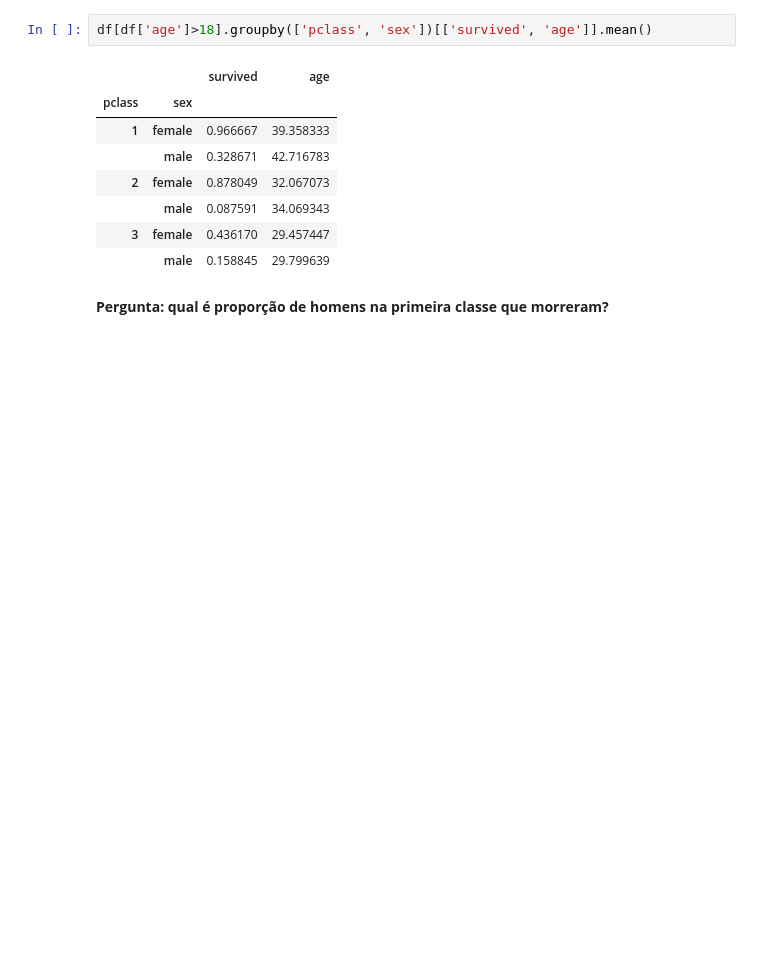
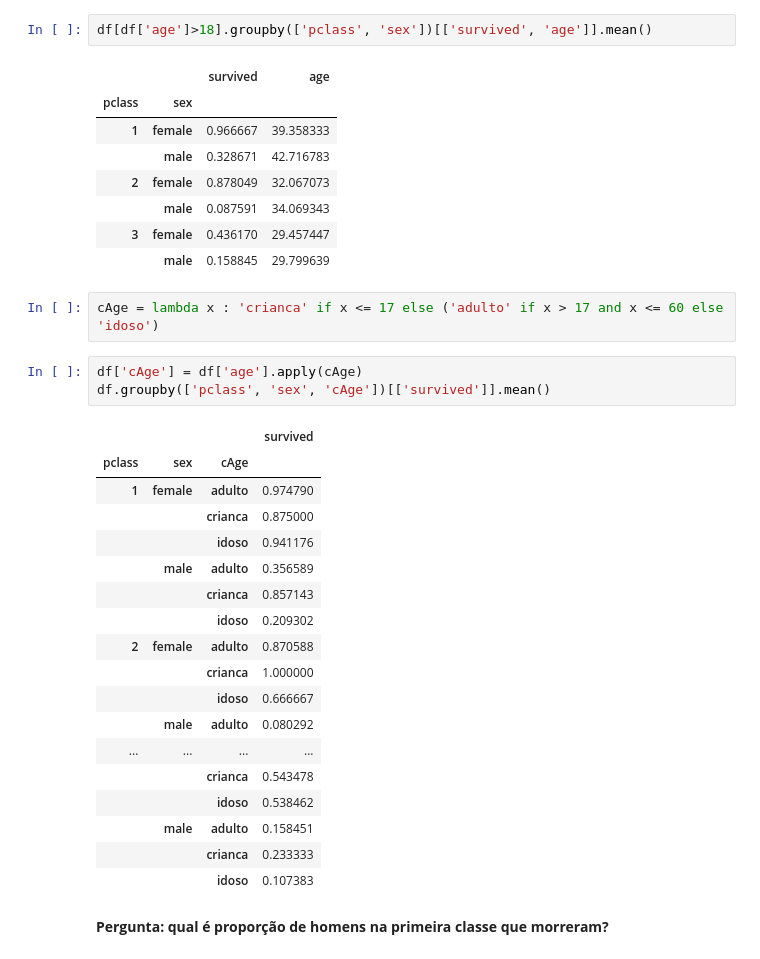
Before and after one commit to martinlietz/LetsCode, a Jupyter notebook: PI Data Science/03. Bibliotecas e APIs/02. Pandas/Aula 3 - pandas_eda_titanic.ipynb, the cells around one changed output. Cells and saved outputs as stored; diff of their text form; blank space fills up the shorter version.

```diff
--- a/PI Data Science/03. Bibliotecas e APIs/02. Pandas/Aula 3 - pandas_eda_titanic.ipynb
+++ b/PI Data Science/03. Bibliotecas e APIs/02. Pandas/Aula 3 - pandas_eda_titanic.ipynb
@@ -648,6 +649,30 @@ df[df['age']>18].groupby(['pclass', 'sex'])[['survived', 'age']].mean()
 |  | male | 0.087591 | 34.069343 |
 | 3 | female | 0.436170 | 29.457447 |
 |  | male | 0.158845 | 29.799639 |
+# %%
+cAge = lambda x : 'crianca' if x <= 17 else ('adulto' if x > 17 and x <= 60 else 'idoso')
+# %%
+df['cAge'] = df['age'].apply(cAge)
+df.groupby(['pclass', 'sex', 'cAge'])[['survived']].mean()
+# %% [output]
+|  |  |  | survived |
+| pclass | sex | cAge |  |
+| 1 | female | adulto | 0.974790 |
+|  |  | crianca | 0.875000 |
+|  |  | idoso | 0.941176 |
+|  | male | adulto | 0.356589 |
+|  |  | crianca | 0.857143 |
+|  |  | idoso | 0.209302 |
+| 2 | female | adulto | 0.870588 |
+|  |  | crianca | 1.000000 |
+|  |  | idoso | 0.666667 |
+|  | male | adulto | 0.080292 |
+| ... | ... | ... | ... |
+|  |  | crianca | 0.543478 |
+|  |  | idoso | 0.538462 |
+|  | male | adulto | 0.158451 |
+|  |  | crianca | 0.233333 |
+|  |  | idoso | 0.107383 |
 # %% [markdown]
 **Pergunta: qual é proporção de homens na primeira classe que morreram?**
 # %% [markdown]
```
Also changed, not shown: parts of 9 cells of this notebook, 2 other files.
